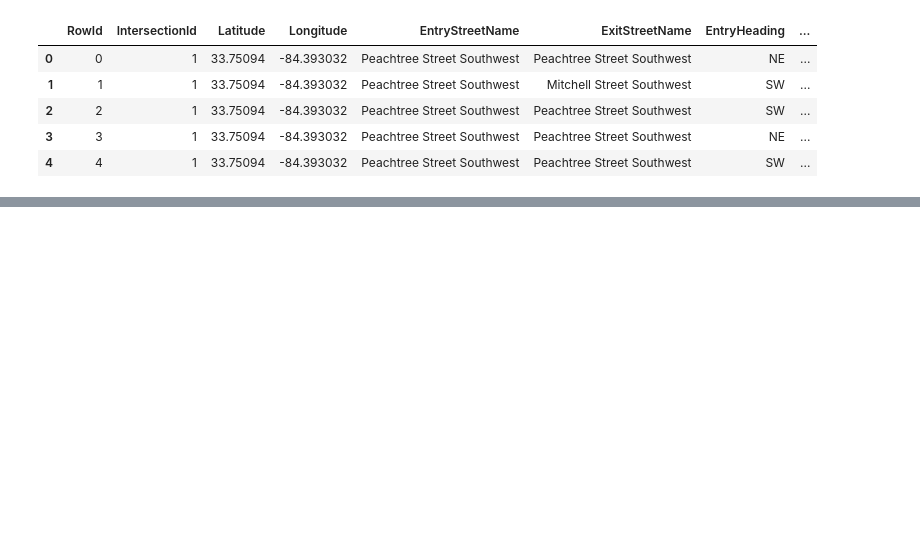
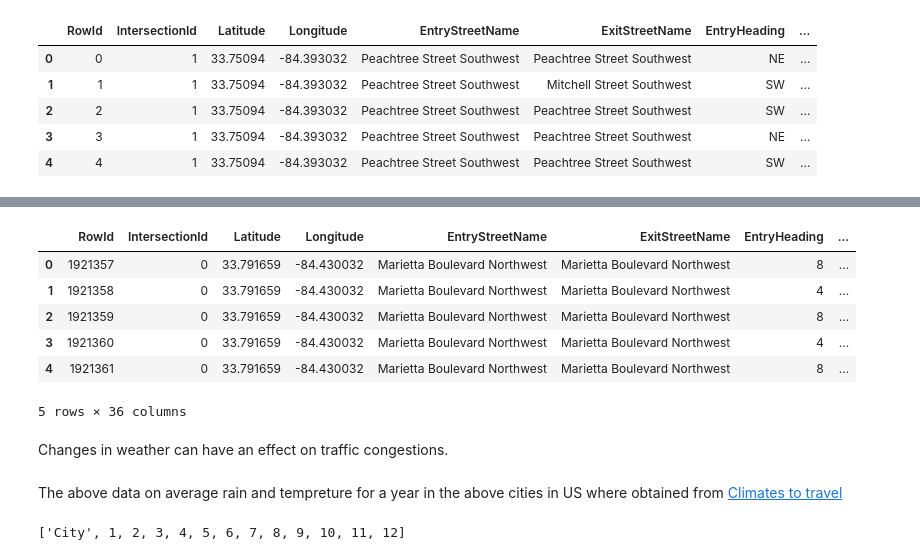
Before and after one commit to spliichx/traffic-congestion, a Jupyter notebook: traffic.ipynb, the cells around one changed output, grey strips where cells are left out. Drawn from its saved outputs; the diff is of its cells as text; code cells hidden in the pictures; blank space fills up the shorter version.

```diff
--- a/traffic.ipynb
+++ b/traffic.ipynb
@@ -371,0 +384,35 @@ test['ExitHeading'] = test['ExitHeading'].map(cardinal_dir)
+# %%
+def calc_dist(row):
+    radius = 6373.0
+    la1 = row['SentrumLatitude']
+    lo1 = row['SentrumLongitude']
+    la2 = row['Latitude']
+    lo2 = row['Longitude']
+    span = DistanceMetric.get_metric('haversine')
+    values = [[np.radians(la1), np.radians(lo1)], [np.radians(la2), np.radians(lo2)]]
+    dist = np.abs(np.array(radius * span.pairwise(values)).item(1))
+    return dist
+# %%
+diff_cities = ['Atlanta', 'Boston', 'Chicago', 'Philadelphia']
+sentrum_lat = [33.753746, 42.361145,41.881832,39.952583]
+sentrum_lon = [-84.386330,-71.057083,-87.623177,-75.165222]
+
+for i in range(len(diff_cities)):
+    train.loc[train['City']==cities[i], 'SentrumLatitude'] = sentrum_lat[i]
+    train.loc[train['City']==cities[i], 'SentrumLongitude'] = sentrum_lon[i]
+    test.loc[test['City']==cities[i], 'SentrumLatitude'] = sentrum_lat[i]
+    test.loc[test['City']==cities[i], 'SentrumLongitude'] = sentrum_lon[i]
+# add to train and test df
+train['SentrumDist'] = train.apply(calc_dist, axis=1)
+test['SentrumDist'] = test.apply(calc_dist, axis=1)
+train.head()
+# %% [output]
+|  | RowId | IntersectionId | Latitude | Longitude | EntryStreetName | ExitStreetName | EntryHeading | ... |
+| 0 | 1921357 | 0 | 33.791659 | -84.430032 | Marietta Boulevard Northwest | Marietta Boulevard Northwest | 8 | ... |
+| 1 | 1921358 | 0 | 33.791659 | -84.430032 | Marietta Boulevard Northwest | Marietta Boulevard Northwest | 4 | ... |
+| 2 | 1921359 | 0 | 33.791659 | -84.430032 | Marietta Boulevard Northwest | Marietta Boulevard Northwest | 8 | ... |
+| 3 | 1921360 | 0 | 33.791659 | -84.430032 | Marietta Boulevard Northwest | Marietta Boulevard Northwest | 4 | ... |
+| 4 | 1921361 | 0 | 33.791659 | -84.430032 | Marietta Boulevard Northwest | Marietta Boulevard Northwest | 8 | ... |
+5 rows × 36 columns
+# %% [markdown]
+Changes in weather can have an effect on traffic congestions.
@@ -371,0 +429,7 @@ test['ExitHeading'] = test['ExitHeading'].map(cardinal_dir)
+# %% [markdown]
+The above data on average rain and tempreture for a year in the above cities in US where obtained from [Climates to travel](https://www.climatestotravel.com/)
+# %%
+col = ['City'] + np.linspace(1,12,12,dtype=int).tolist()
+col
+# %% [output]
+['City', 1, 2, 3, 4, 5, 6, 7, 8, 9, 10, 11, 12]
```
Also changed, not shown: parts of 13 cells of this notebook.
